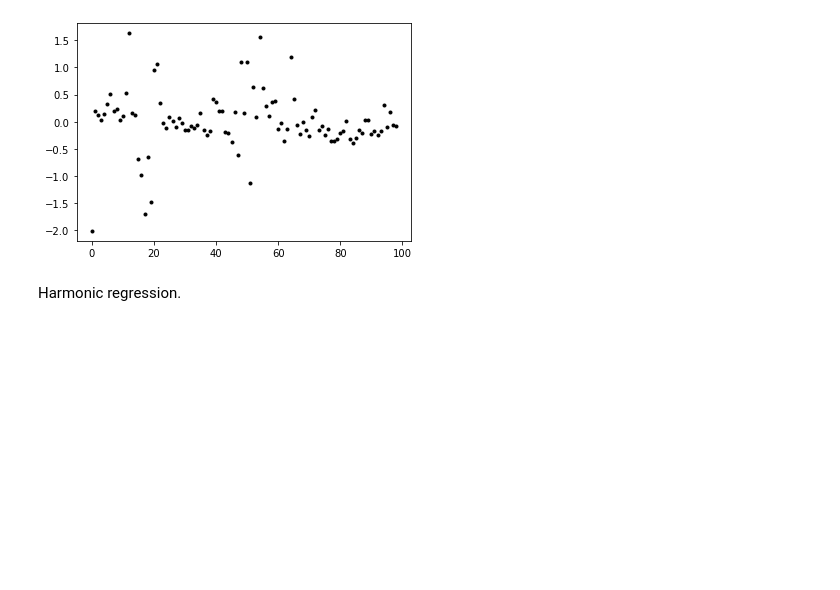
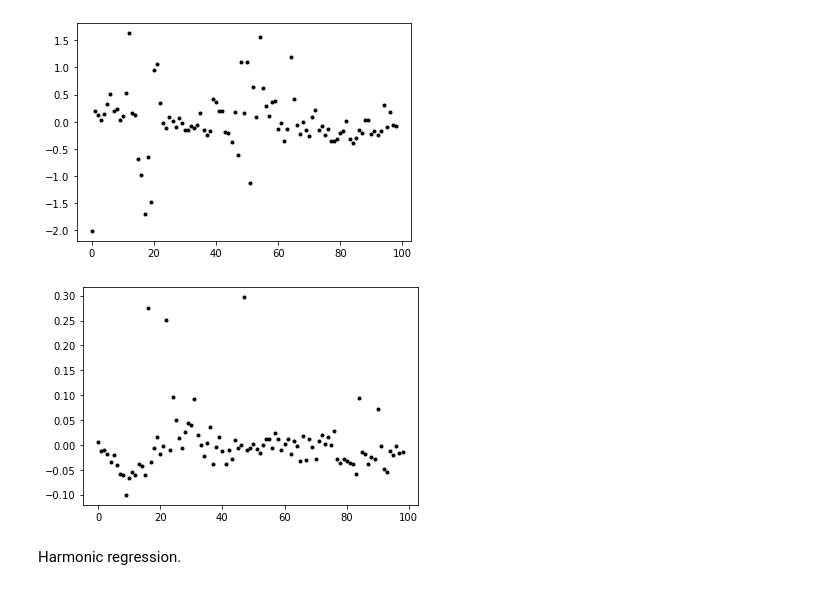
Before and after one commit to SuzannaLin/GEE_LULC, a Jupyter notebook: EARSeL_Nice.ipynb, the cells around one changed output. Cells and saved outputs as stored; diff of their text form; code cells hidden in the pictures; blank space fills up the shorter version.

```diff
--- a/EARSeL_Nice.ipynb
+++ b/EARSeL_Nice.ipynb
@@ -806,6 +822,15 @@ plt.plot(list(data.values()), '.', color='black')
 plt.show()
 # %% [output]
 [figure]
+# %%
+# roi_baresoil
+data = index_area(detrended, 'NMDI',roi_baresoil)
+# plt.plot(list(data.values()))
+plt.plot(list(data.values()), '.', color='black')
+
+plt.show()
+# %% [output]
+[figure, added]
 # %%
 # Plot the detrended results.
 # detrendedChart = ui.Chart.image.series(detrended, roi, None, 30) \
```
Also changed, not shown: parts of 6 cells of this notebook.
